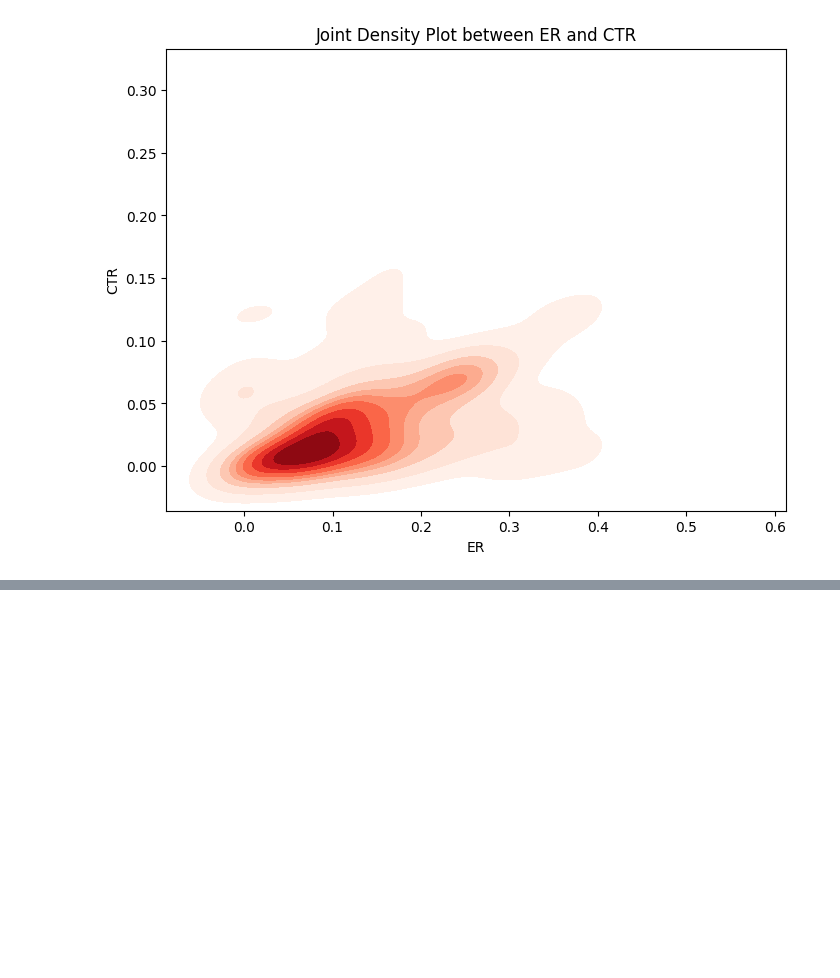
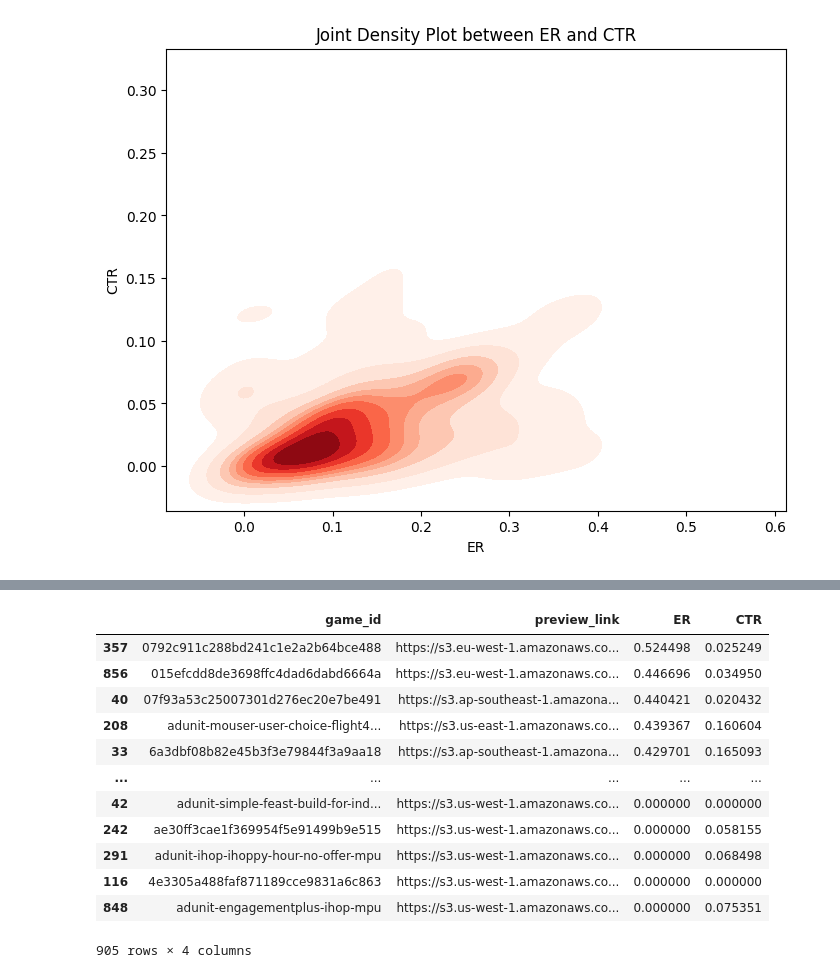
Before and after one commit to JabezETH/Semantic-Image-and-Text-Alignment, a Jupyter notebook: notebooks/eda.ipynb, the cells around one changed output, grey strips where cells are left out. Saved outputs shown, nothing was run; the diff lists cells and outputs as text; code cells hidden in the pictures; blank space fills up the shorter version.

```diff
--- a/notebooks/eda.ipynb
+++ b/notebooks/eda.ipynb
@@ -36,0 +67,16 @@ This will become an error in seaborn v0.14.0; please update your code.
+# %%
+data.sort_values('ER', ascending=False)
+# %% [output]
+|  | game_id | preview_link | ER | CTR |
+| 357 | 0792c911c288bd241c1e2a2b64bce488 | https://s3.eu-west-1.amazonaws.co... | 0.524498 | 0.025249 |
+| 856 | 015efcdd8de3698ffc4dad6dabd6664a | https://s3.eu-west-1.amazonaws.co... | 0.446696 | 0.034950 |
+| 40 | 07f93a53c25007301d276ec20e7be491 | https://s3.ap-southeast-1.amazona... | 0.440421 | 0.020432 |
+| 208 | adunit-mouser-user-choice-flight4... | https://s3.us-east-1.amazonaws.co... | 0.439367 | 0.160604 |
+| 33 | 6a3dbf08b82e45b3f3e79844f3a9aa18 | https://s3.ap-southeast-1.amazona... | 0.429701 | 0.165093 |
+| ... | ... | ... | ... | ... |
+| 42 | adunit-simple-feast-build-for-ind... | https://s3.us-west-1.amazonaws.co... | 0.000000 | 0.000000 |
+| 242 | ae30ff3cae1f369954f5e91499b9e515 | https://s3.us-west-1.amazonaws.co... | 0.000000 | 0.058155 |
+| 291 | adunit-ihop-ihoppy-hour-no-offer-mpu | https://s3.us-west-1.amazonaws.co... | 0.000000 | 0.068498 |
+| 116 | 4e3305a488faf871189cce9831a6c863 | https://s3.us-west-1.amazonaws.co... | 0.000000 | 0.000000 |
+| 848 | adunit-engagementplus-ihop-mpu | https://s3.us-west-1.amazonaws.co... | 0.000000 | 0.075351 |
+905 rows × 4 columns
```
Also changed, not shown: parts of 3 cells of this notebook, 22 other files.
